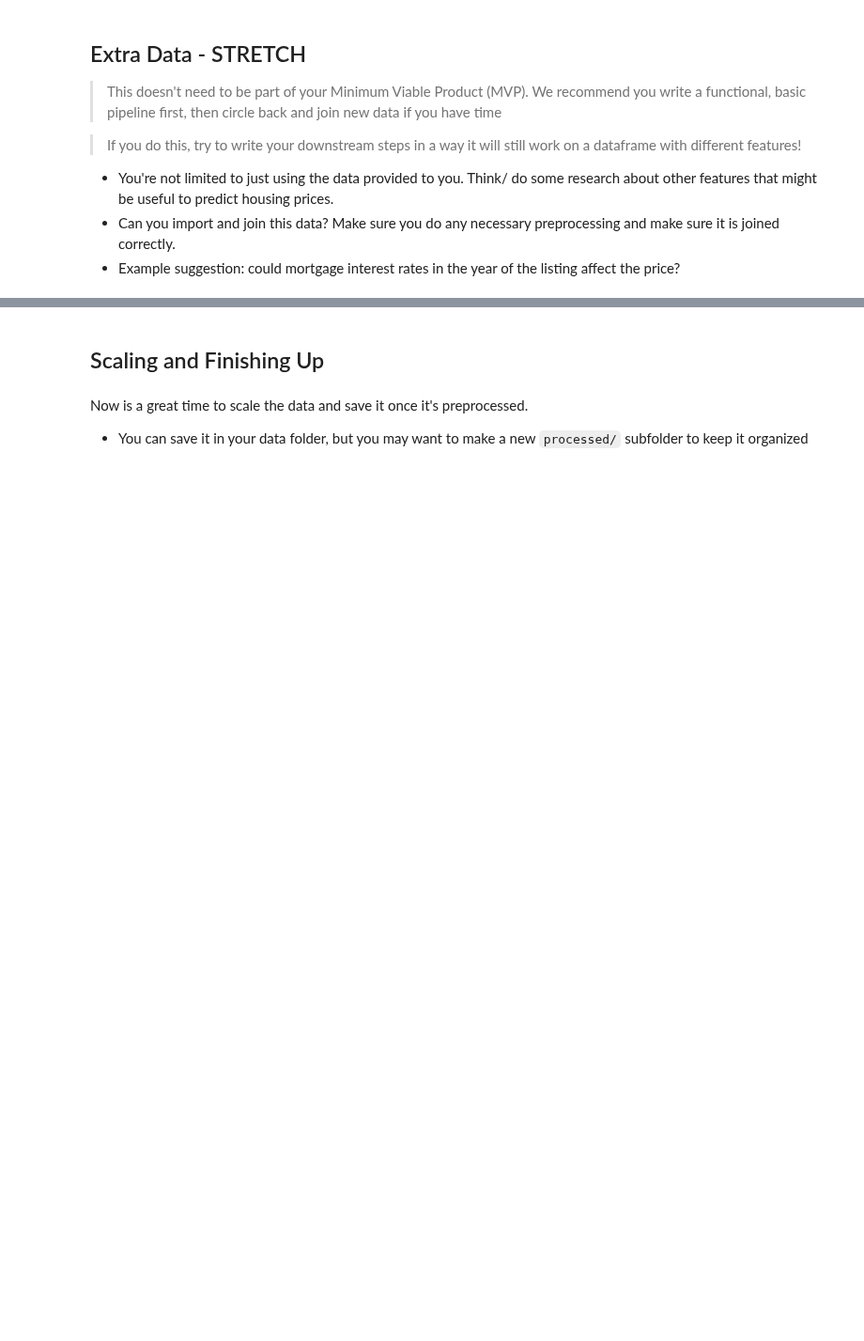
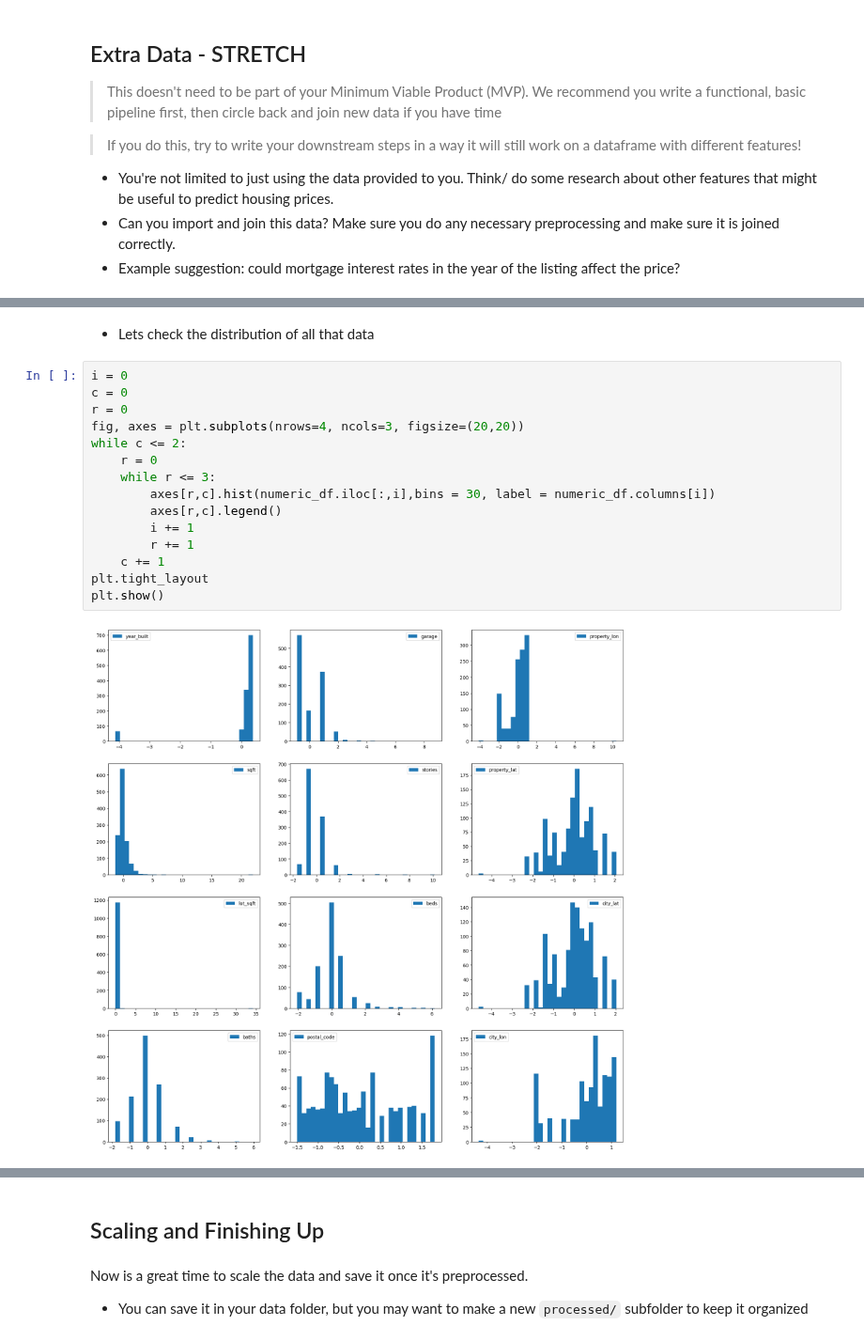
Before and after one commit to FinchWilliam/DS-Midterm-Project, a Jupyter notebook: notebooks/1 - EDA.ipynb, the cells around one changed output, grey strips where cells are left out. Shown at 94% size. Drawn from its saved outputs; the diff is of its cells as text; blank space fills up the shorter version.

```diff
--- a/notebooks/1 - EDA.ipynb
+++ b/notebooks/1 - EDA.ipynb
@@ -552,0 +582,19 @@ Remember all of the EDA that you've been learning about?  Now is a perfect time
+# %% [markdown]
+ - Lets check the distribution of all that data
+# %%
+i = 0
+c = 0
+r = 0
+fig, axes = plt.subplots(nrows=4, ncols=3, figsize=(20,20))
+while c <= 2:
+    r = 0
+    while r <= 3:
+        axes[r,c].hist(numeric_df.iloc[:,i],bins = 30, label = numeric_df.columns[i])
+        axes[r,c].legend()
+        i += 1
+        r += 1
+    c += 1
+plt.tight_layout
+plt.show()
+# %% [output]
+[figure, added]
```
Also changed, not shown: parts of 25 cells of this notebook, 3 other files.
